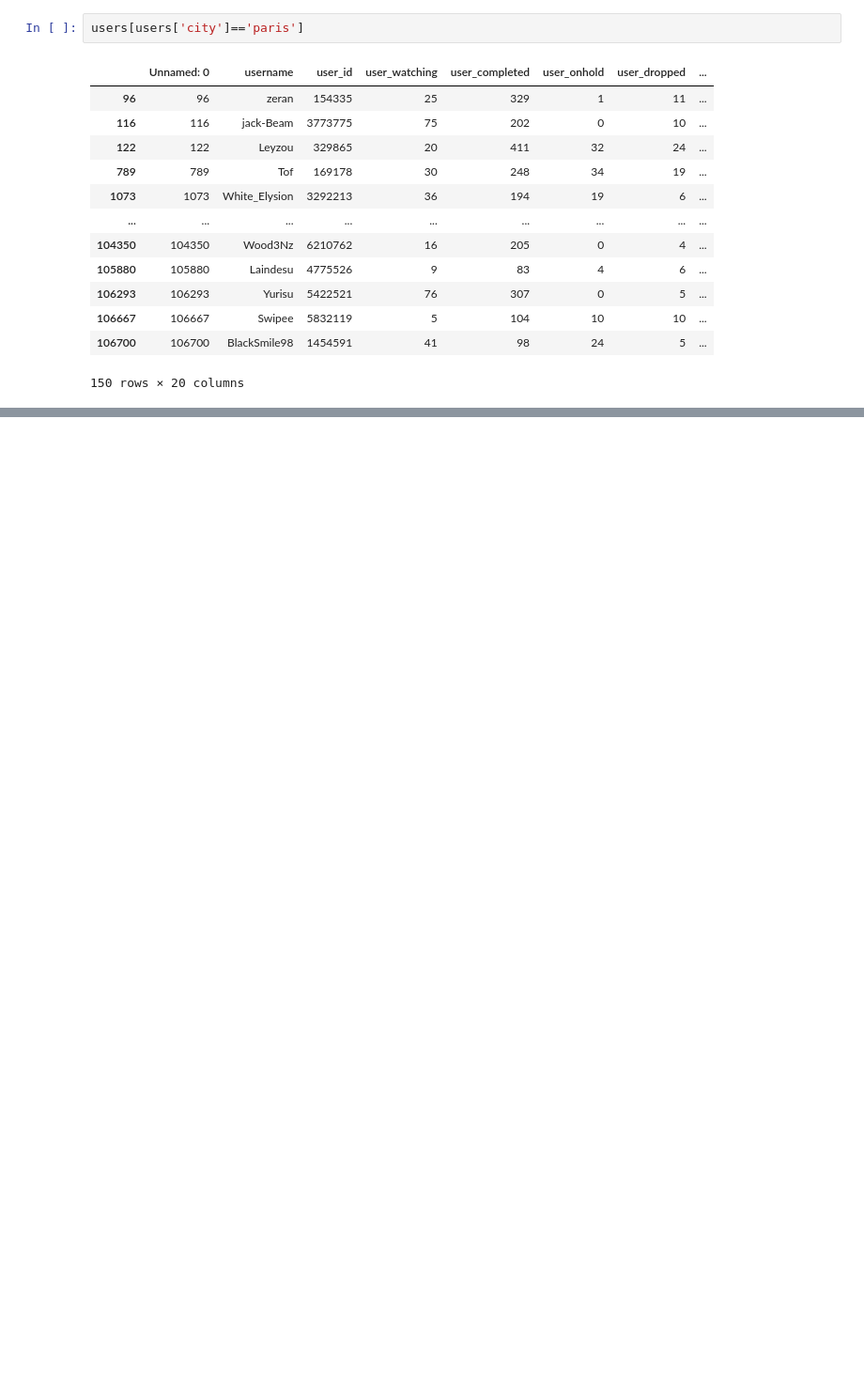
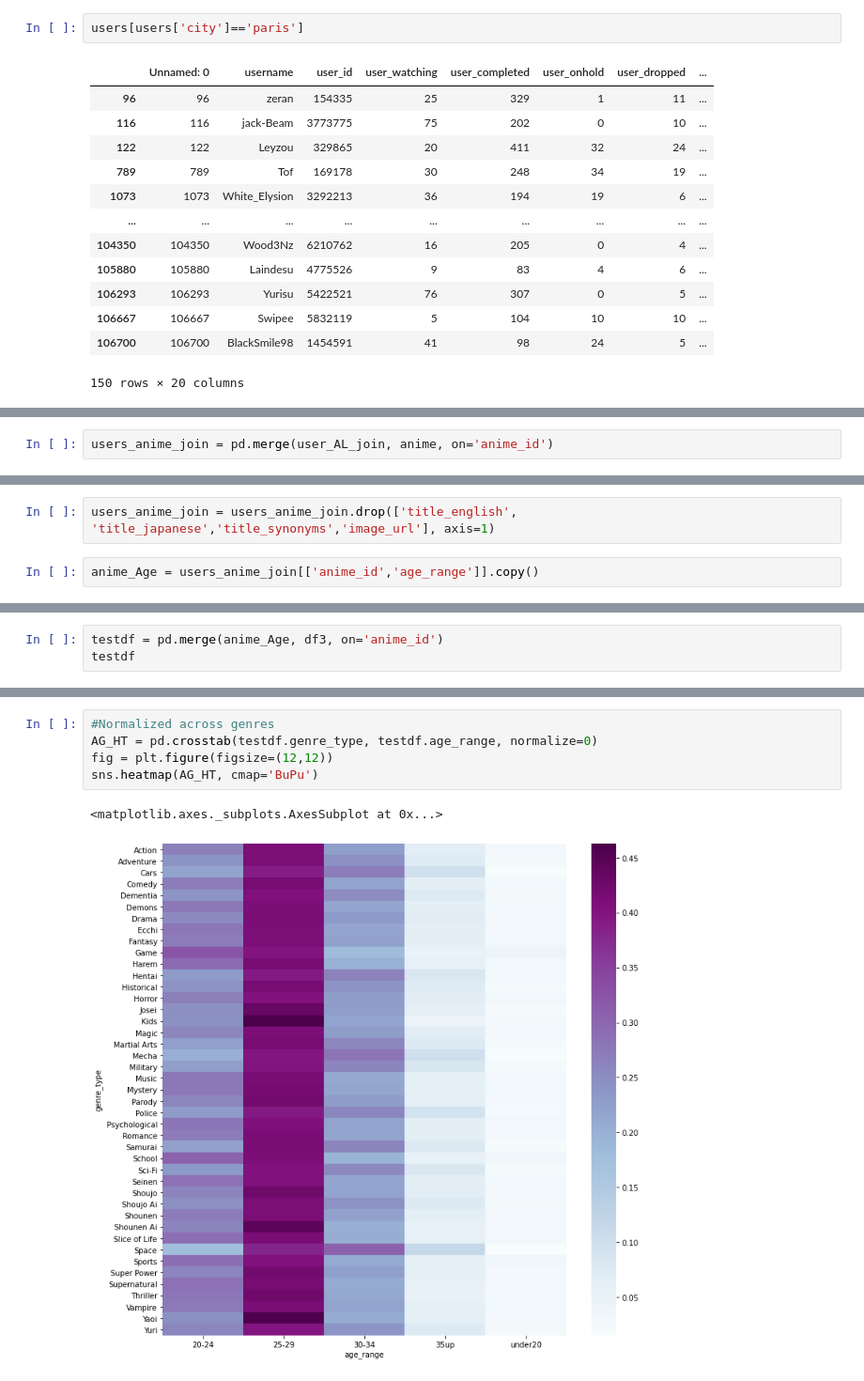
Before and after one commit to Courtneyytam/MSCI446, a Jupyter notebook: Court_EDA.ipynb, the cells around one changed output, grey strips where cells are left out. Shown at 94% size. Cells and saved outputs as stored; diff of their text form; blank space fills up the shorter version.

```diff
--- a/Court_EDA.ipynb
+++ b/Court_EDA.ipynb
@@ -753,0 +813,2 @@ users[users['city']=='paris']
+# %%
+users_anime_join = pd.merge(user_AL_join, anime, on='anime_id')
@@ -753,0 +831,4 @@ users[users['city']=='paris']
+# %%
+users_anime_join = users_anime_join.drop(['title_english', 'title_japanese','title_synonyms','image_url'], axis=1)
+# %%
+anime_Age = users_anime_join[['anime_id','age_range']].copy()
@@ -753,0 +868,3 @@ users[users['city']=='paris']
+# %%
+testdf = pd.merge(anime_Age, df3, on='anime_id')
+testdf
@@ -753,0 +907,8 @@ users[users['city']=='paris']
+# %%
+#Normalized across genres
+AG_HT = pd.crosstab(testdf.genre_type, testdf.age_range, normalize=0)
+fig = plt.figure(figsize=(12,12))
+sns.heatmap(AG_HT, cmap='BuPu')
+# %% [output]
+<matplotlib.axes._subplots.AxesSubplot at 0x...>
+[figure, added]
```
Also changed, not shown: parts of 35 cells of this notebook, 2 other files.
